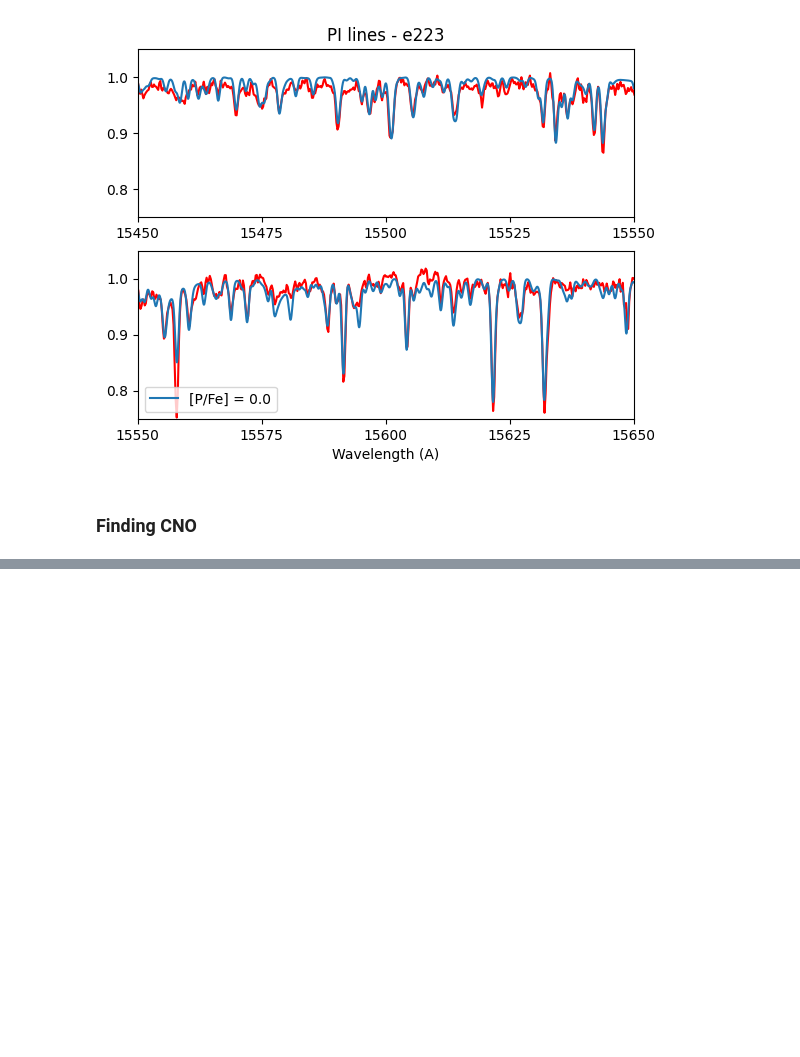
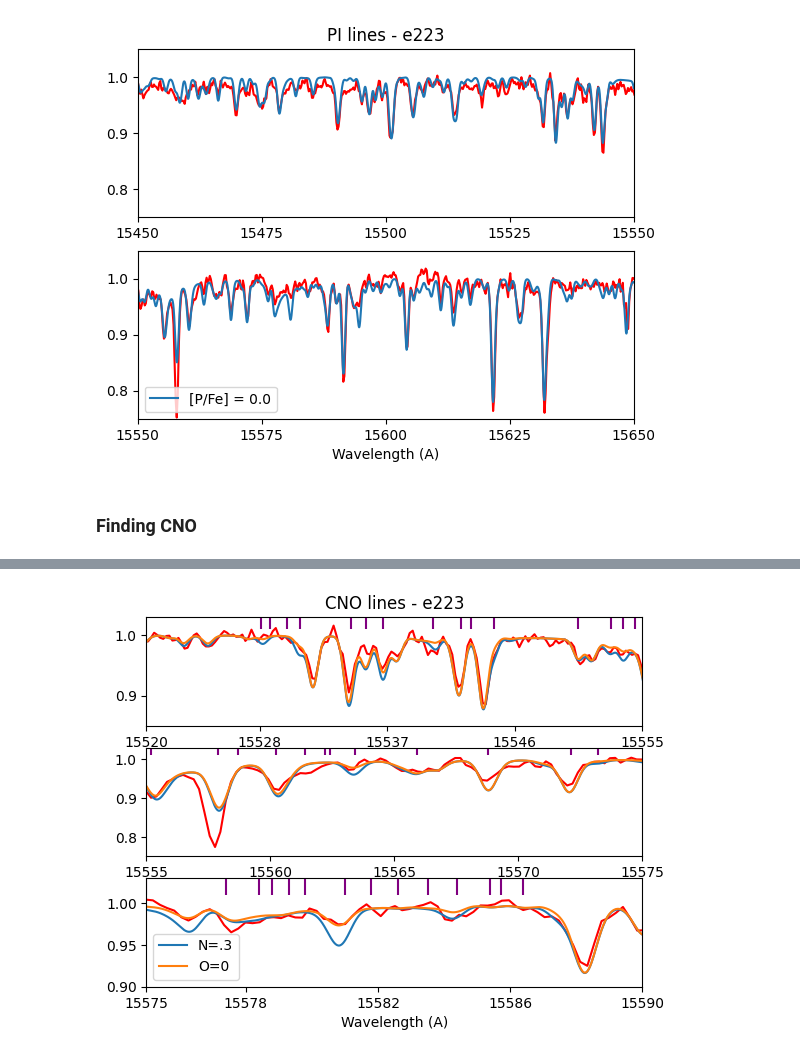
Before and after one commit to bornofthesea/synther, a Jupyter notebook: Plot/syntplot.ipynb, the cells around one changed output, grey strips where cells are left out. Cells and saved outputs as stored; diff of their text form; code cells hidden in the pictures; blank space fills up the shorter version.

```diff
--- a/Plot/syntplot.ipynb
+++ b/Plot/syntplot.ipynb
@@ -709,0 +622,11 @@ plotC(speclist, "e223.dat", label, starname,
+# %%
+speclist = ["e223xbcm03n03.dat", "e223xbcm03nm01.dat"]
+starname = 'e223'
+label = ["N=.3", "O=0"]
+plotC(speclist, "e223.dat", label, starname,
+      xoffset1 = -6.15, yoffset1 = 0.080, ncorr1 = 1.1,
+      xoffset2 = -6.3, yoffset2 = 0.060, ncorr2 = 1.1,
+      xoffset3 = -6.3, yoffset3 = 0.155, ncorr3 = 1.2,
+      ylim1 = (0.85, 1.03), ylim2 = (0.75, 1.03), ylim3 = (0.9, 1.03))
+# %% [output]
+[figure, added]
```
Also changed, not shown: parts of 15 cells of this notebook, 3 other files.
